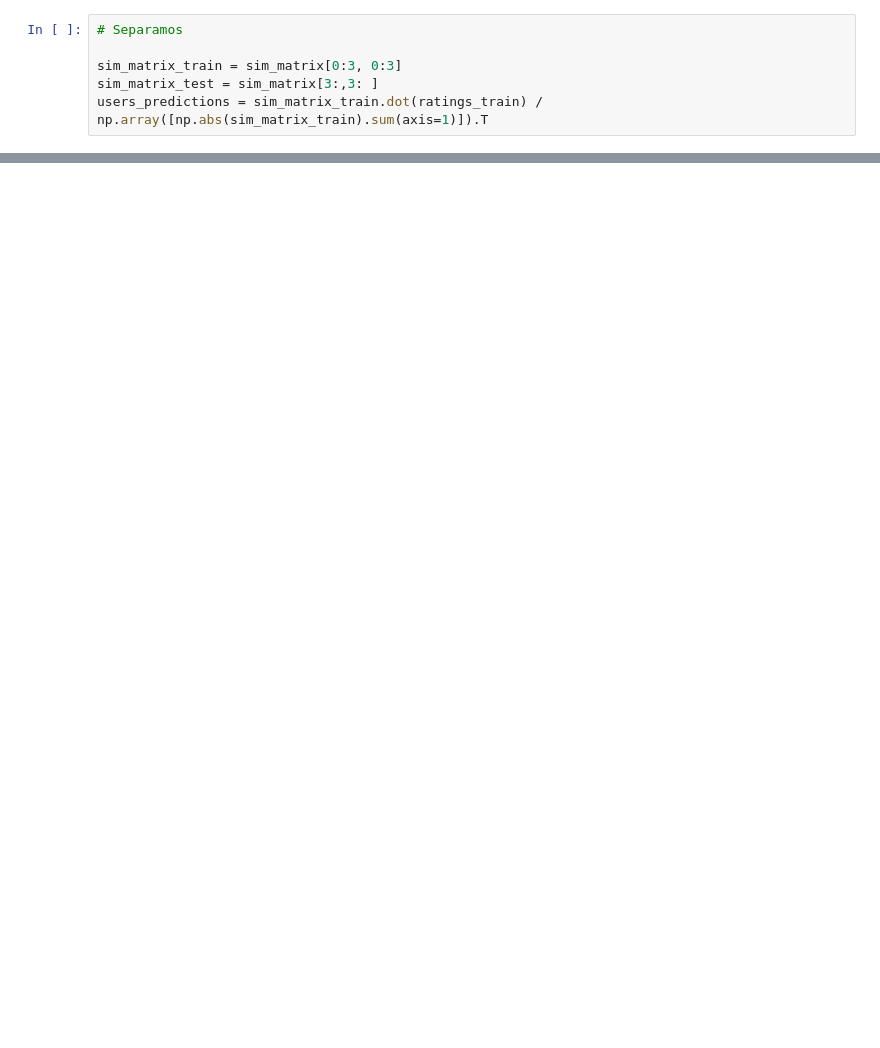
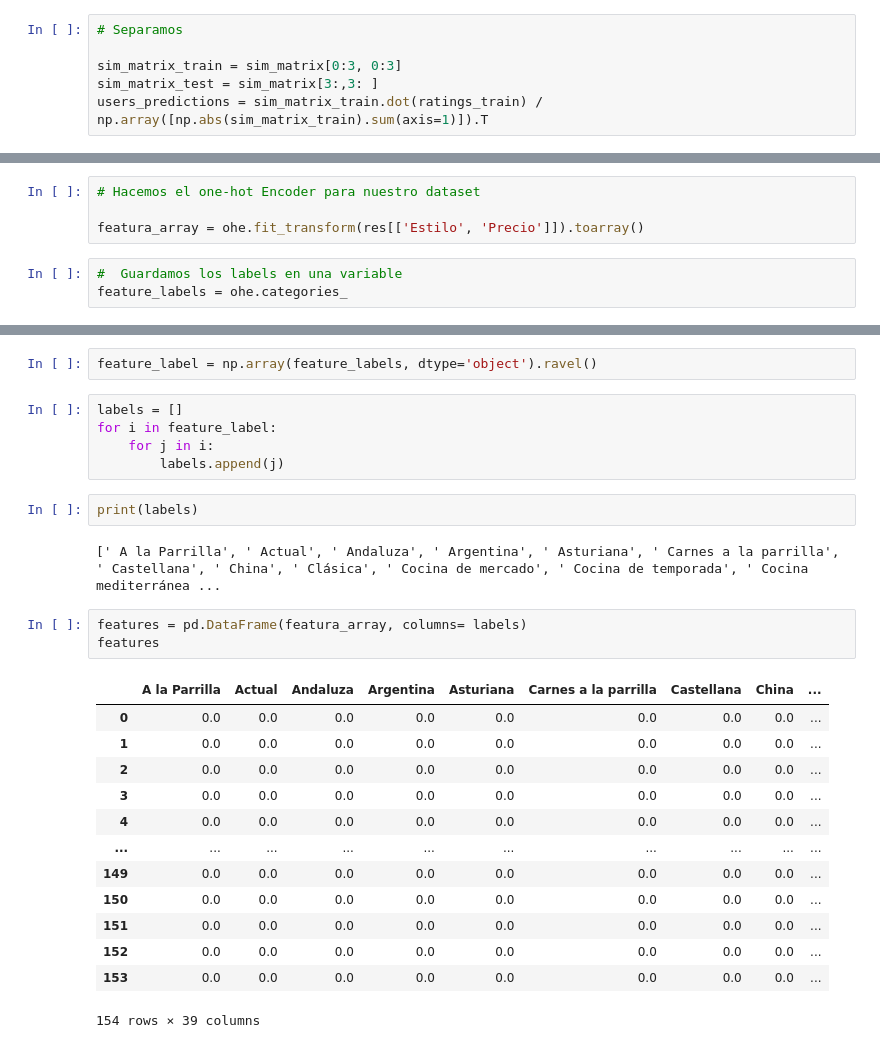
Before and after one commit to legabrielo/Recomendador, a Jupyter notebook: ML_Restaurantes.ipynb, the cells around one changed output, grey strips where cells are left out. Cells and saved outputs as stored; diff of their text form; blank space fills up the shorter version.

Commit message:
Hicimos el recomendador
Recomendador inicial hecho, creamos features con un One-Hot Encoder para el precio y para el estilo de la comida

```diff
--- a/ML_Restaurantes.ipynb
+++ b/ML_Restaurantes.ipynb
@@ -360,0 +386,7 @@ plt.show()
+# %%
+# Hacemos el one-hot Encoder para nuestro dataset
+
+featura_array = ohe.fit_transform(res[['Estilo', 'Precio']]).toarray()
+# %%
+#  Guardamos los labels en una variable
+feature_labels = ohe.categories_
@@ -360,0 +407,28 @@ plt.show()
+# %%
+feature_label = np.array(feature_labels, dtype='object').ravel()
+# %%
+labels = []
+for i in feature_label:
+    for j in i:
+        labels.append(j)
+# %%
+print(labels)
+# %% [output]
+[' A la Parrilla', ' Actual', ' Andaluza', ' Argentina', ' Asturiana', ' Carnes a la parrilla', ' Castellana', ' China', ' Clásica', ' Cocina de mercado', ' Cocina de temporada', ' Cocina mediterránea ...
+# %%
+features = pd.DataFrame(featura_array, columns= labels)
+features
+# %% [output]
+|  | A la Parrilla | Actual | Andaluza | Argentina | Asturiana | Carnes a la parrilla | Castellana | China | ... |
+| 0 | 0.0 | 0.0 | 0.0 | 0.0 | 0.0 | 0.0 | 0.0 | 0.0 | ... |
+| 1 | 0.0 | 0.0 | 0.0 | 0.0 | 0.0 | 0.0 | 0.0 | 0.0 | ... |
+| 2 | 0.0 | 0.0 | 0.0 | 0.0 | 0.0 | 0.0 | 0.0 | 0.0 | ... |
+| 3 | 0.0 | 0.0 | 0.0 | 0.0 | 0.0 | 0.0 | 0.0 | 0.0 | ... |
+| 4 | 0.0 | 0.0 | 0.0 | 0.0 | 0.0 | 0.0 | 0.0 | 0.0 | ... |
+| ... | ... | ... | ... | ... | ... | ... | ... | ... | ... |
+| 149 | 0.0 | 0.0 | 0.0 | 0.0 | 0.0 | 0.0 | 0.0 | 0.0 | ... |
+| 150 | 0.0 | 0.0 | 0.0 | 0.0 | 0.0 | 0.0 | 0.0 | 0.0 | ... |
+| 151 | 0.0 | 0.0 | 0.0 | 0.0 | 0.0 | 0.0 | 0.0 | 0.0 | ... |
+| 152 | 0.0 | 0.0 | 0.0 | 0.0 | 0.0 | 0.0 | 0.0 | 0.0 | ... |
+| 153 | 0.0 | 0.0 | 0.0 | 0.0 | 0.0 | 0.0 | 0.0 | 0.0 | ... |
+154 rows × 39 columns
```
Also changed, not shown: parts of 15 cells of this notebook.
